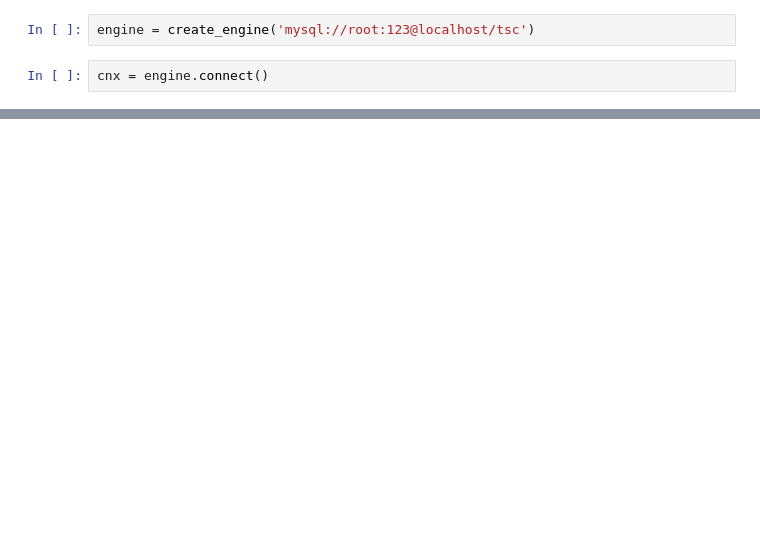
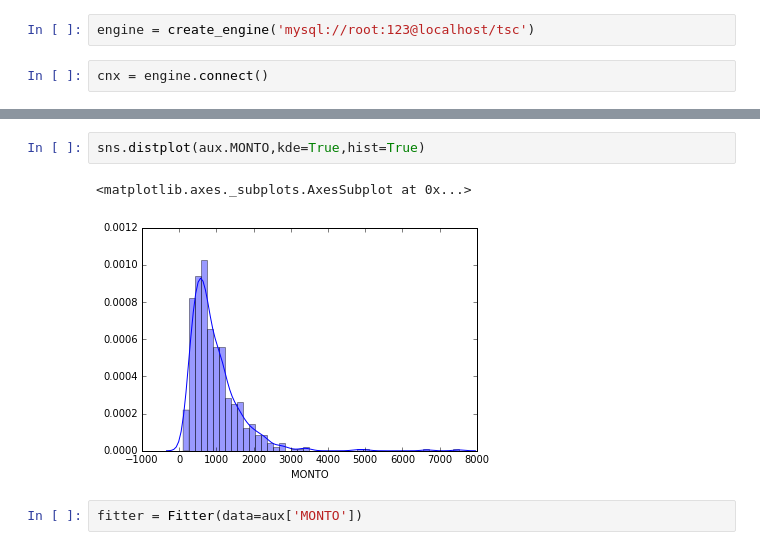
Before and after one commit to JGFuentesC/sim_est_2017, a Jupyter notebook: Ajuste de datos reales.ipynb, the cells around one changed output, grey strips where cells are left out. Saved outputs shown, nothing was run; the diff lists cells and outputs as text; blank space fills up the shorter version.

```diff
--- a/Ajuste de datos reales.ipynb
+++ b/Ajuste de datos reales.ipynb
@@ -68,0 +104,7 @@ Wall time: 4.68 s
+# %%
+sns.distplot(aux.MONTO,kde=True,hist=True)
+# %% [output]
+<matplotlib.axes._subplots.AxesSubplot at 0x...>
+[figure, added]
+# %%
+fitter = Fitter(data=aux['MONTO'])
```
Also changed, not shown: parts of 36 cells of this notebook, 4 other files.
